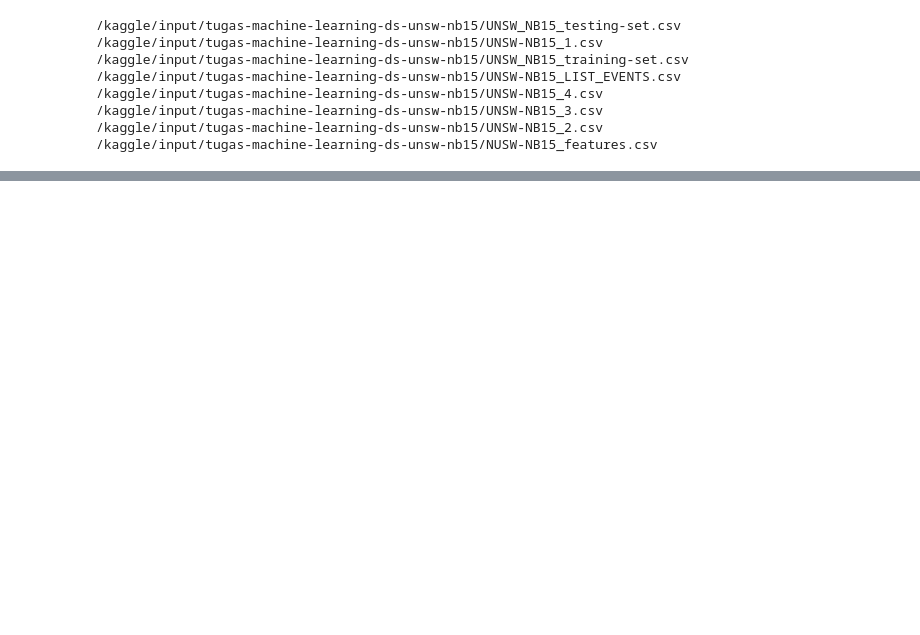
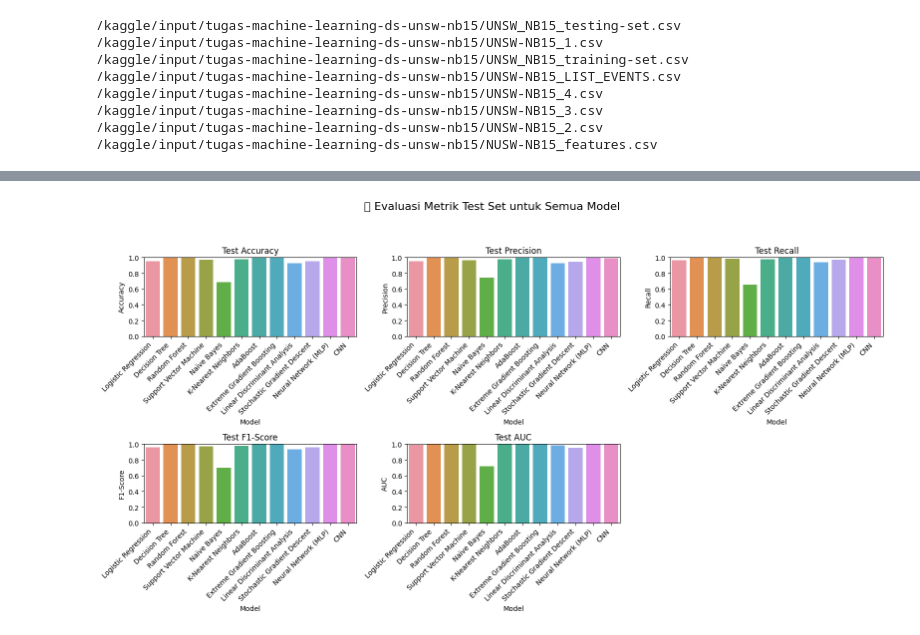
Before and after one commit to impeeza7/TUGAS_MACHINE_LEARNING8, a Jupyter notebook: tugas-machine-learning-ds-unsw-nb15-kelompok-8.ipynb, the cells around one changed output, grey strips where cells are left out. Cells and saved outputs as stored; diff of their text form; code cells hidden in the pictures; blank space fills up the shorter version.

```diff
--- a/tugas-machine-learning-ds-unsw-nb15-kelompok-8.ipynb
+++ b/tugas-machine-learning-ds-unsw-nb15-kelompok-8.ipynb
@@ -275,0 +204,26 @@ CNN - Test Accuracy: 38.9806%, Loss: 61.0194%
+# %%
+# === Evaluasi CNN ===
+y_val_pred_cnn = (cnn_model.predict(X_val) > 0.5).astype(int)
+y_test_pred_cnn = (cnn_model.predict(X_test) > 0.5).astype(int)
+y_val_proba_cnn = cnn_model.predict(X_val).flatten()
+y_test_proba_cnn = cnn_model.predict(X_test).flatten()
+
+val_results.append({
+    "Model": "CNN",
+    "Accuracy": accuracy_score(y_val, y_val_pred_cnn),
+    "Precision": precision_score(y_val, y_val_pred_cnn),
+    "Recall": recall_score(y_val, y_val_pred_cnn),
+    "F1-Score": f1_score(y_val, y_val_pred_cnn),
+    "AUC": roc_auc_score(y_val, y_val_proba_cnn),
+    "Loss": 1 - accuracy_score(y_val, y_val_pred_cnn)
+})
+
+test_results.append({
+    "Model": "CNN",
+    "Accuracy": accuracy_score(y_test, y_test_pred_cnn),
+    "Precision": precision_score(y_test, y_test_pred_cnn),
+    "Recall": recall_score(y_test, y_test_pred_cnn),
+    "F1-Score": f1_score(y_test, y_test_pred_cnn),
+    "AUC": roc_auc_score(y_test, y_test_proba_cnn),
+    "Loss": 1 - accuracy_score(y_test, y_test_pred_cnn)
+})
@@ -275,0 +235,4 @@ CNN - Test Accuracy: 38.9806%, Loss: 61.0194%
+# %%
+# === KONVERSI KE DATAFRAME ===
+val_df = pd.DataFrame(val_results)
+test_df = pd.DataFrame(test_results)
@@ -275,0 +263,17 @@ CNN - Test Accuracy: 38.9806%, Loss: 61.0194%
+# %%
+# === VISUALISASI METRIK TEST ===
+metrics = ["Accuracy", "Precision", "Recall", "F1-Score", "AUC"]
+plt.figure(figsize=(16, 8))
+for i, metric in enumerate(metrics, 1):
+    plt.subplot(2, 3, i)
+    sns.barplot(data=test_df, x="Model", y=metric)
+    plt.xticks(rotation=45, ha='right')
+    plt.title(f"Test {metric}")
+    plt.ylim(0, 1)
+    plt.tight_layout()
+
+plt.suptitle("\U0001F4CA Evaluasi Metrik Test Set untuk Semua Model", fontsize=16, y=1.05)
+plt.tight_layout()
+plt.show()
+# %% [output]
+[figure, added]
```
Also changed, not shown: parts of 15 cells of this notebook.
